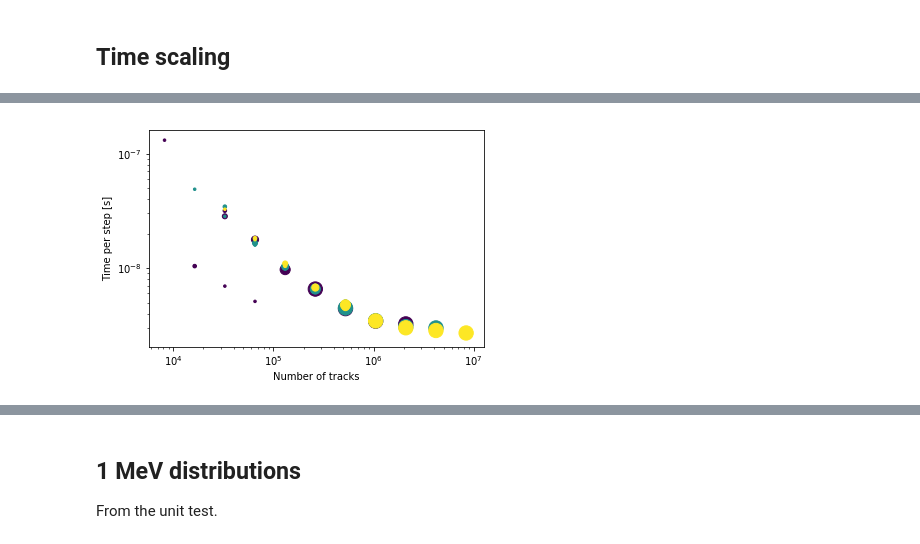
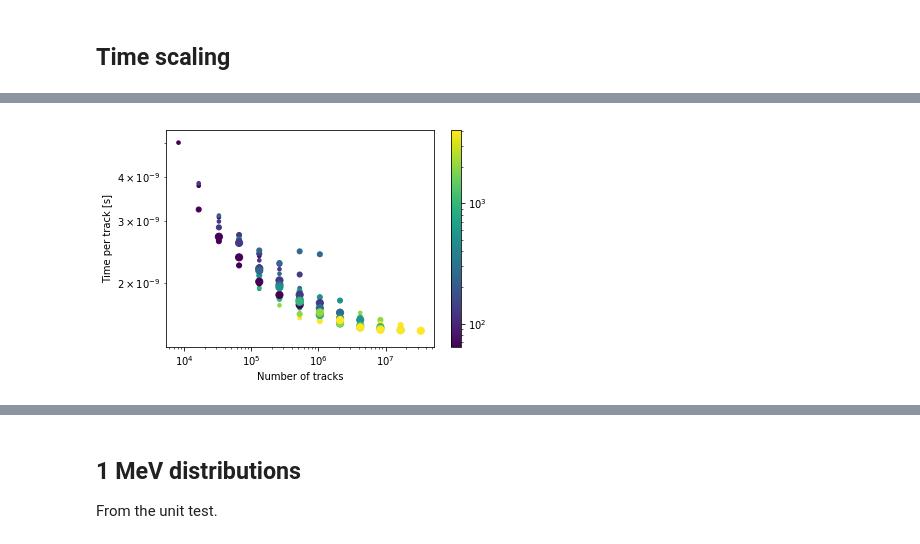
Before and after one commit to celeritas-project/benchmarks, a Jupyter notebook: klein-nishina/celeritas-results/interactor.ipynb, the cells around one changed output, grey strips where cells are left out. Drawn from its saved outputs; the diff is of its cells as text; code cells hidden in the pictures.

Commit message:
Add GPU thread/block performance testing

```diff
--- a/klein-nishina/celeritas-results/interactor.ipynb
+++ b/klein-nishina/celeritas-results/interactor.ipynb
@@ -141,21 +141,8 @@ def run_one_scaling(scaling_results, *args):
 scaling_results = defaultdict(list)
 
 # Note: block size of 1024 always fails due to insufficient registers
-for args in ((128, 64),
-             (256, 128),
-             (256, 256),
-             (256, 256, 2),
-             (512, 256),
-             (256, 512),
-             (512, 1024),
-             (512, 1024),
-             (1024, 1024, 2),
-             (1024, 1024, 16),
-             (512, 2048),
-             (512, 2048, 2),
-             (512, 2048, 16),):
-    run_one_scaling(scaling_results, *args)
-
-for threads in (1, 2, 4, 8, 16):
-    run_one_scaling(scaling_results, 256, 256*256, threads)
-    run_one_scaling(scaling_results, 512, 256*256, threads)
+for (bs, gs, tpt) in itertools.product(
+        [128, 256, 512],
+        [64, 128, 256, 512, 1024, 2048, 4096],
+        [1, 2, 4, 8, 16]):
+    run_one_scaling(scaling_results, bs, gs, tpt)
@@ -172,9 +149,2 @@ import itertools
-# %%
-scaling_results = defaultdict(list)
-for (bs, gs, tpt) in itertools.product(
-    [128, 256, 512],
-    [64, 128, 256, 512, 1024, 2048],
-    [1, 2, 4, 8]):
-    run_one_scaling(scaling_results, bs, gs, tpt)
 # %%
 scaling_results = {k: np.array(v) for k, v in scaling_results.items()}
@@ -182,13 +155,16 @@ scaling_results = {k: np.array(v) for k, v in scaling_results.items()}
 from matplotlib.colors import LogNorm
 # %%
 (fig, ax) = plt.subplots(1, 1, subplot_kw=dict(xscale='log', yscale='log'))
-time_per_step = scaling_results['total_time'] / scaling_results['steps']
+time_per_step = scaling_results['kernel_time'] / scaling_results['steps']
+time_per_track = scaling_results['kernel_time'] / scaling_results['tracks']
 num_threads = scaling_results['block_size'] * scaling_results['grid_size']
 tracks_per_thread = scaling_results['tracks'] // num_threads
 single_thread = (tracks_per_thread == 1)
 scat = ax.scatter(scaling_results['tracks'], time_per_step,
-          c=scaling_results['block_size'], s=scaling_results['grid_size'] / 10, norm=LogNorm())
+          c=scaling_results['grid_size'], norm=LogNorm(),
+          s=scaling_results['block_size'] / 10)
+fig.colorbar(scat)
 ax.set_xlabel('Number of tracks')
-ax.set_ylabel('Time per step [s]');
+ax.set_ylabel('Time per track [s]');
 # %% [output]
-[figure, old version]
+[figure, new version]
```
Also changed, not shown: parts of 13 cells of this notebook, 3 other files.
